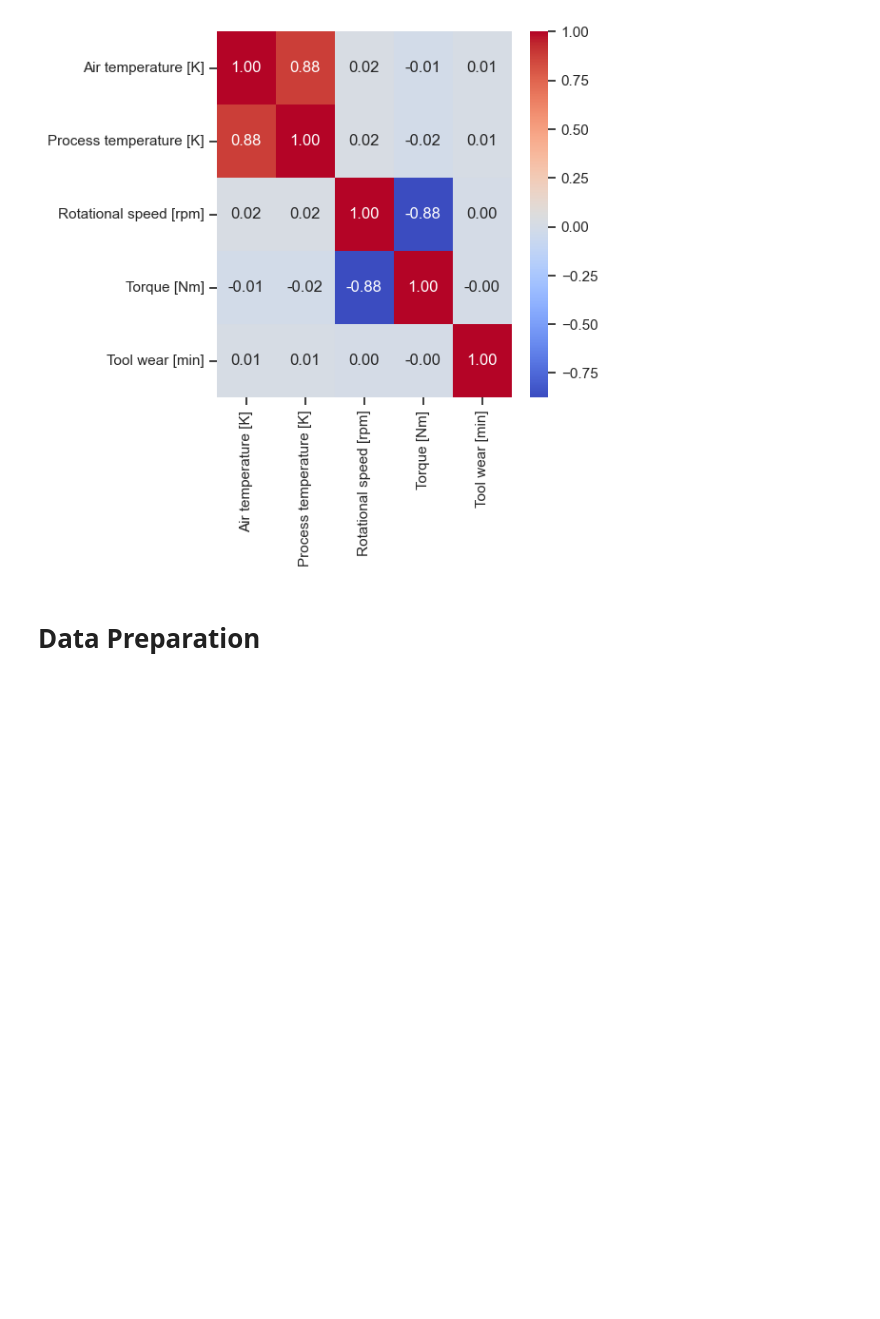
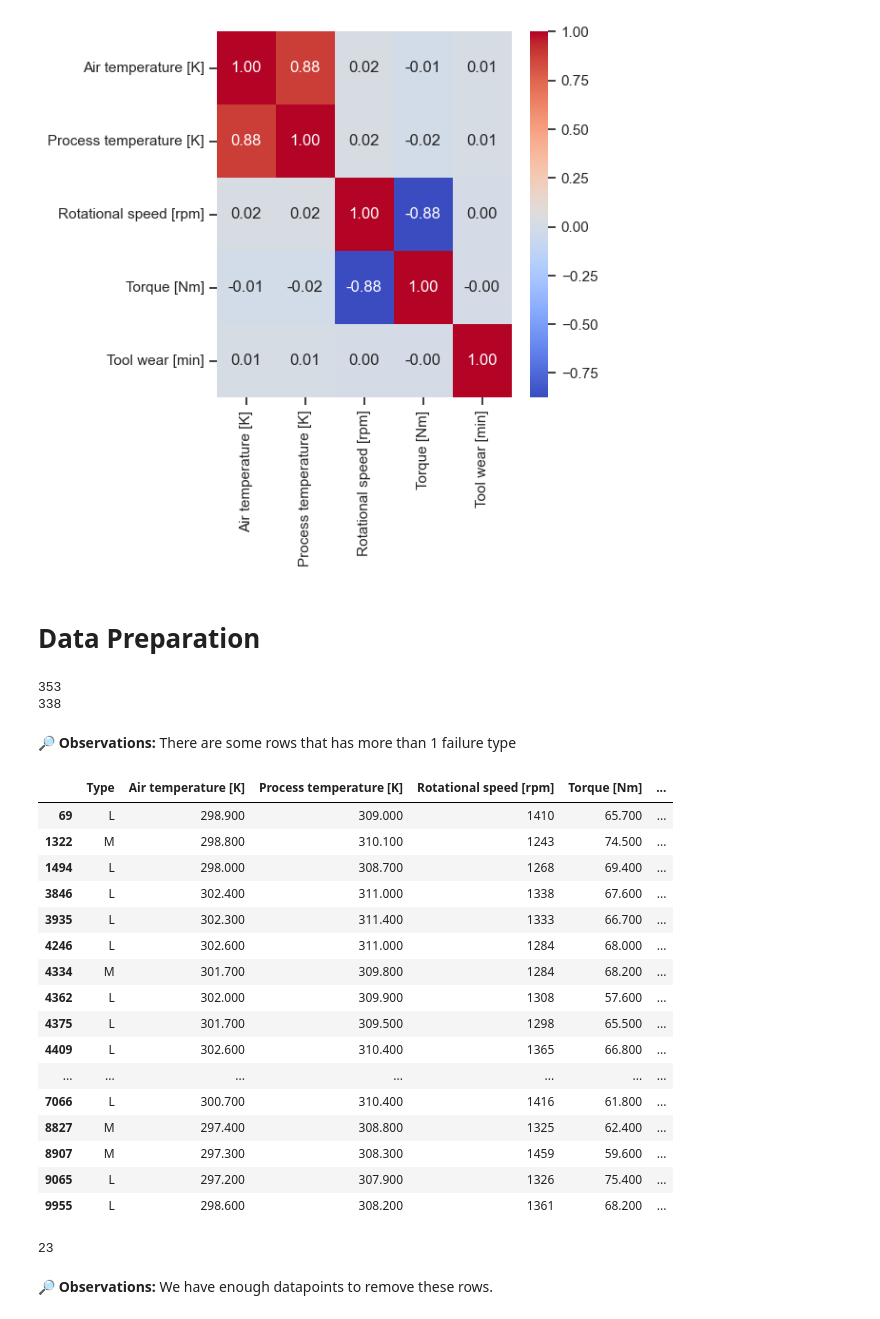
Before and after one commit to muscak/Maintenance-Prediction, a Jupyter notebook: Notebooks/Maintenance-Prediction.ipynb, the cells around one changed output. Saved outputs shown, nothing was run; the diff lists cells and outputs as text; code cells hidden in the pictures; blank space fills up the shorter version.

```diff
--- a/Notebooks/Maintenance-Prediction.ipynb
+++ b/Notebooks/Maintenance-Prediction.ipynb
@@ -302,3 +307,38 @@ plt.show()
 [figure]
 # %% [markdown]
 # Data Preparation
+# %%
+print(df[['TWF', 'HDF', 'PWF','OSF']].sum().sum())
+print(len(df[df['Machine failure'] == 1]))
+# %% [output]
+353
+338
+# %% [markdown]
+🔎 **Observations:** There are some rows that has more than 1 failure type
+# %%
+df['Sum'] = df['TWF'] + df['HDF'] + df['PWF'] + df['OSF']
+df[df['Sum'] > 1]
+# %% [output]
+|  | Type | Air temperature [K] | Process temperature [K] | Rotational speed [rpm] | Torque [Nm] | ... |
+| 69 | L | 298.900 | 309.000 | 1410 | 65.700 | ... |
+| 1322 | M | 298.800 | 310.100 | 1243 | 74.500 | ... |
+| 1494 | L | 298.000 | 308.700 | 1268 | 69.400 | ... |
+| 3846 | L | 302.400 | 311.000 | 1338 | 67.600 | ... |
+| 3935 | L | 302.300 | 311.400 | 1333 | 66.700 | ... |
+| 4246 | L | 302.600 | 311.000 | 1284 | 68.000 | ... |
+| 4334 | M | 301.700 | 309.800 | 1284 | 68.200 | ... |
+| 4362 | L | 302.000 | 309.900 | 1308 | 57.600 | ... |
+| 4375 | L | 301.700 | 309.500 | 1298 | 65.500 | ... |
+| 4409 | L | 302.600 | 310.400 | 1365 | 66.800 | ... |
+| ... | ... | ... | ... | ... | ... | ... |
+| 7066 | L | 300.700 | 310.400 | 1416 | 61.800 | ... |
+| 8827 | M | 297.400 | 308.800 | 1325 | 62.400 | ... |
+| 8907 | M | 297.300 | 308.300 | 1459 | 59.600 | ... |
+| 9065 | L | 297.200 | 307.900 | 1326 | 75.400 | ... |
+| 9955 | L | 298.600 | 308.200 | 1361 | 68.200 | ... |
+# %%
+len(df[df['Sum'] > 1])
+# %% [output]
+23
+# %% [markdown]
+🔎 **Observations:** We have enough datapoints to remove these rows.
```
Also changed, not shown: parts of 9 cells of this notebook.
